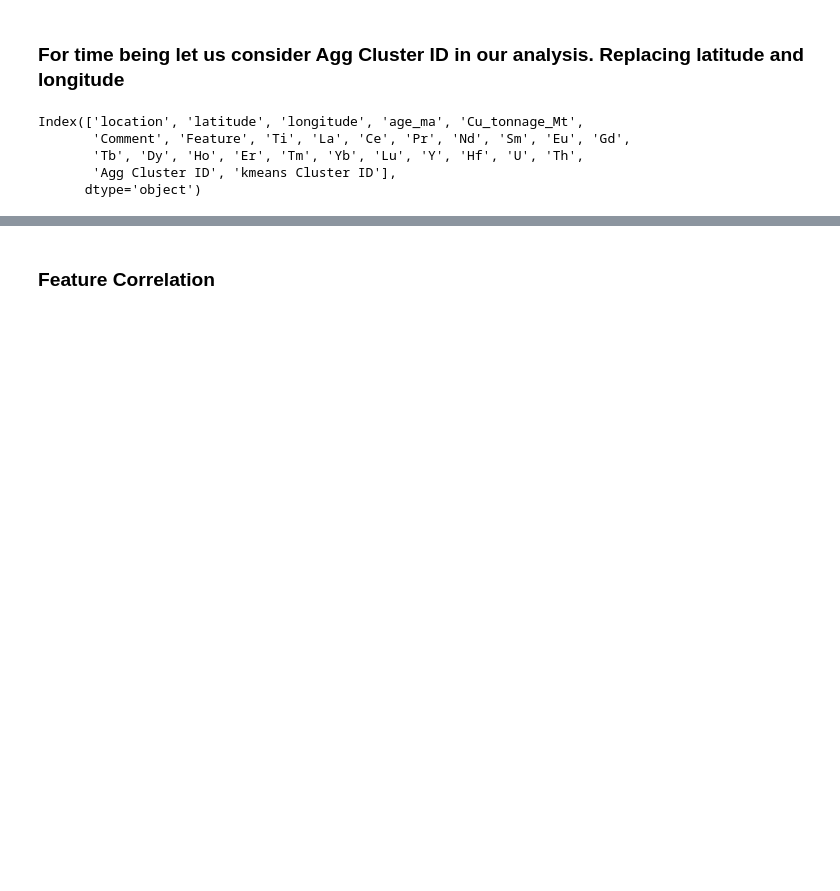
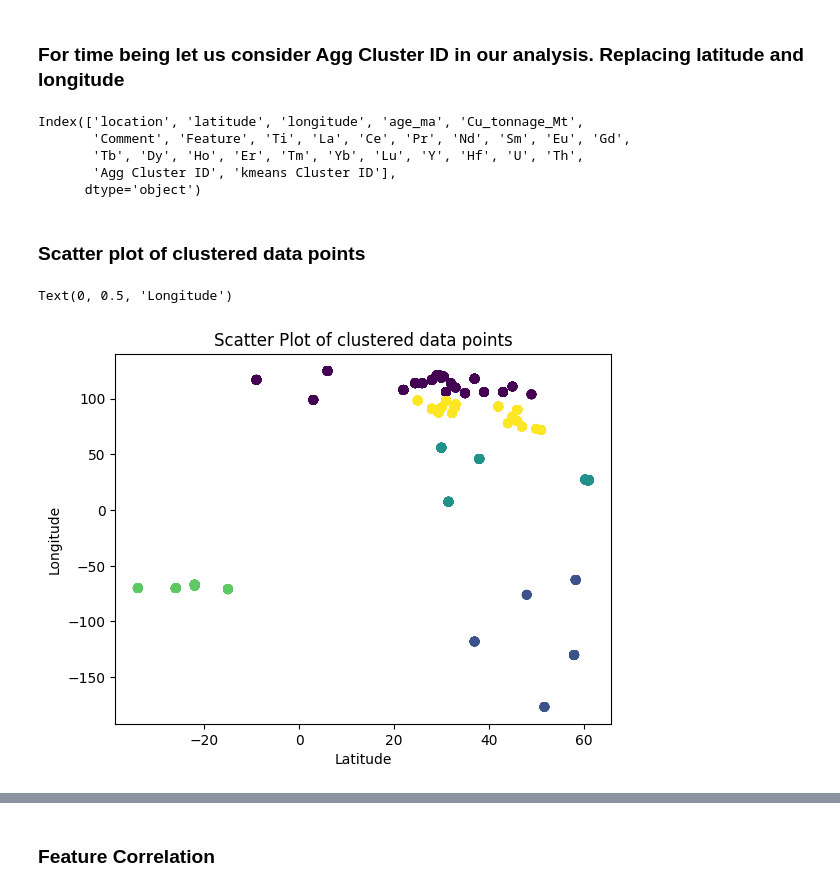
Before and after one commit to phaniram05/zircon-fertility-dsc, a Jupyter notebook: DSC-Zircon.ipynb, the cells around one changed output, grey strips where cells are left out. Saved outputs shown, nothing was run; the diff lists cells and outputs as text; code cells hidden in the pictures; blank space fills up the shorter version.

```diff
--- a/DSC-Zircon.ipynb
+++ b/DSC-Zircon.ipynb
@@ -896,3 +902,13 @@ Index(['location', 'latitude', 'longitude', 'age_ma', 'Cu_tonnage_Mt',
        'Tb', 'Dy', 'Ho', 'Er', 'Tm', 'Yb', 'Lu', 'Y', 'Hf', 'U', 'Th',
        'Agg Cluster ID', 'kmeans Cluster ID'],
       dtype='object')
+# %% [markdown]
+### Scatter plot of clustered data points
+# %%
+plt.title("Scatter Plot of clustered data points")
+plt.scatter(df1_copy["latitude"], df1_copy["longitude"], c = df1_copy["Agg Cluster ID"], )
+plt.xlabel("Latitude")
+plt.ylabel("Longitude")
+# %% [output]
+Text(0, 0.5, 'Longitude')
+[figure, added]
```
Also changed, not shown: parts of 15 cells of this notebook.
